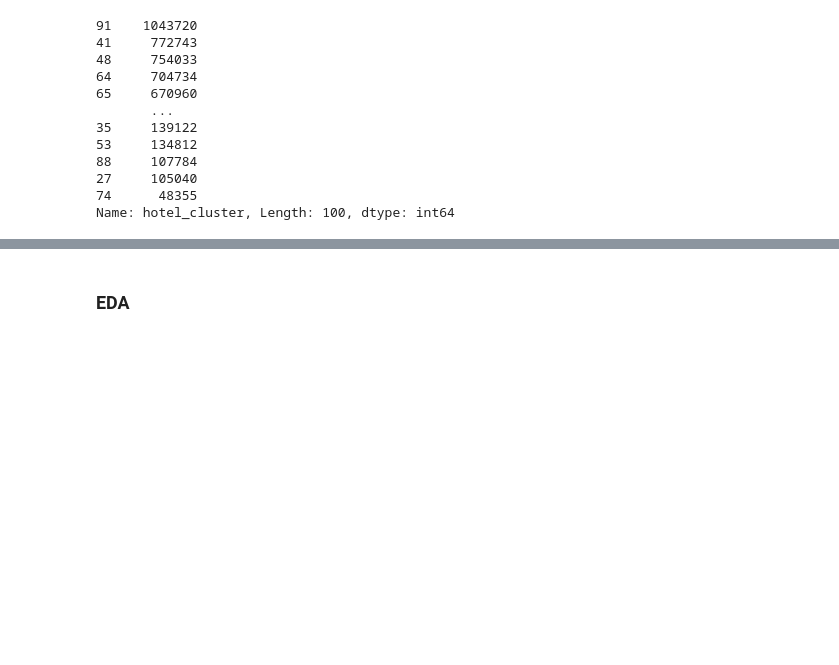
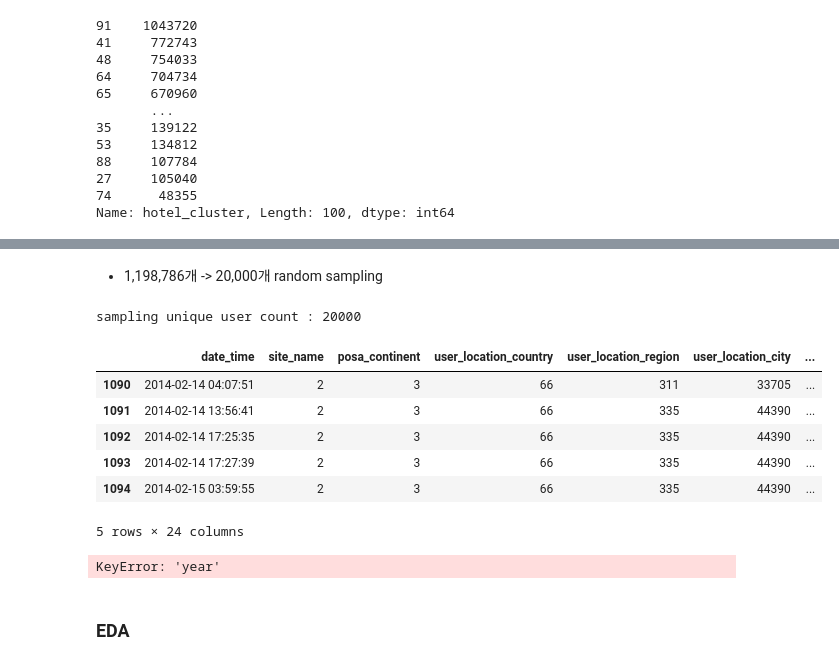
Before and after one commit to znulll/ROWILT, a Jupyter notebook: Kaggle/expedia-hotel-recommendations/expedia_hotel_recommendations.ipynb, the cells around one changed output, grey strips where cells are left out. Saved outputs shown, nothing was run; the diff lists cells and outputs as text; code cells hidden in the pictures; blank space fills up the shorter version.

```diff
--- a/Kaggle/expedia-hotel-recommendations/expedia_hotel_recommendations.ipynb
+++ b/Kaggle/expedia-hotel-recommendations/expedia_hotel_recommendations.ipynb
@@ -305,2 +339,37 @@ print(min(train['hotel_cluster'].value_counts()), max(train['hotel_cluster'].val
+# %% [markdown]
+- 1,198,786개 -> 20,000개 random sampling
+# %%
+unique_user_set = set(train['user_id'].unique())
+sampling_user_set = random.sample(unique_user_set, 20000)
+
+train_sampling = pd.DataFrame()
+train_chunking = pd.read_csv('train.csv', chunksize = 100000)
+
+for c in train_chunking:
+    train_sampling = train_sampling.append(c.loc[c['user_id'].isin(sampling_user_set)])
+
+print('sampling unique user count :',train_sampling['user_id'].nunique())
+# %% [output]
+sampling unique user count : 20000
+# %%
+train_sampling['date_time'] = pd.to_datetime(train_sampling['date_time'])
+train_sampling['year'] = train_sampling['date_time'].dt.year
+train_sampling['month'] = train_sampling['date_time'].dt.month
+train_sampling['day'] = train_sampling['date_time'].dt.day
+train.head()
+# %%
+train_sampling.head()
+# %% [output]
+|  | date_time | site_name | posa_continent | user_location_country | user_location_region | user_location_city | ... |
+| 1090 | 2014-02-14 04:07:51 | 2 | 3 | 66 | 311 | 33705 | ... |
+| 1091 | 2014-02-14 13:56:41 | 2 | 3 | 66 | 335 | 44390 | ... |
+| 1092 | 2014-02-14 17:25:35 | 2 | 3 | 66 | 335 | 44390 | ... |
+| 1093 | 2014-02-14 17:27:39 | 2 | 3 | 66 | 335 | 44390 | ... |
+| 1094 | 2014-02-15 03:59:55 | 2 | 3 | 66 | 335 | 44390 | ... |
+5 rows × 24 columns
+# %%
+train_sampling.groupby(['year','month'])['day'].value_counts
+# %% [output]
+KeyError: 'year'
 # %% [markdown]
 ### EDA
```
Also changed, not shown: parts of 12 cells of this notebook.
